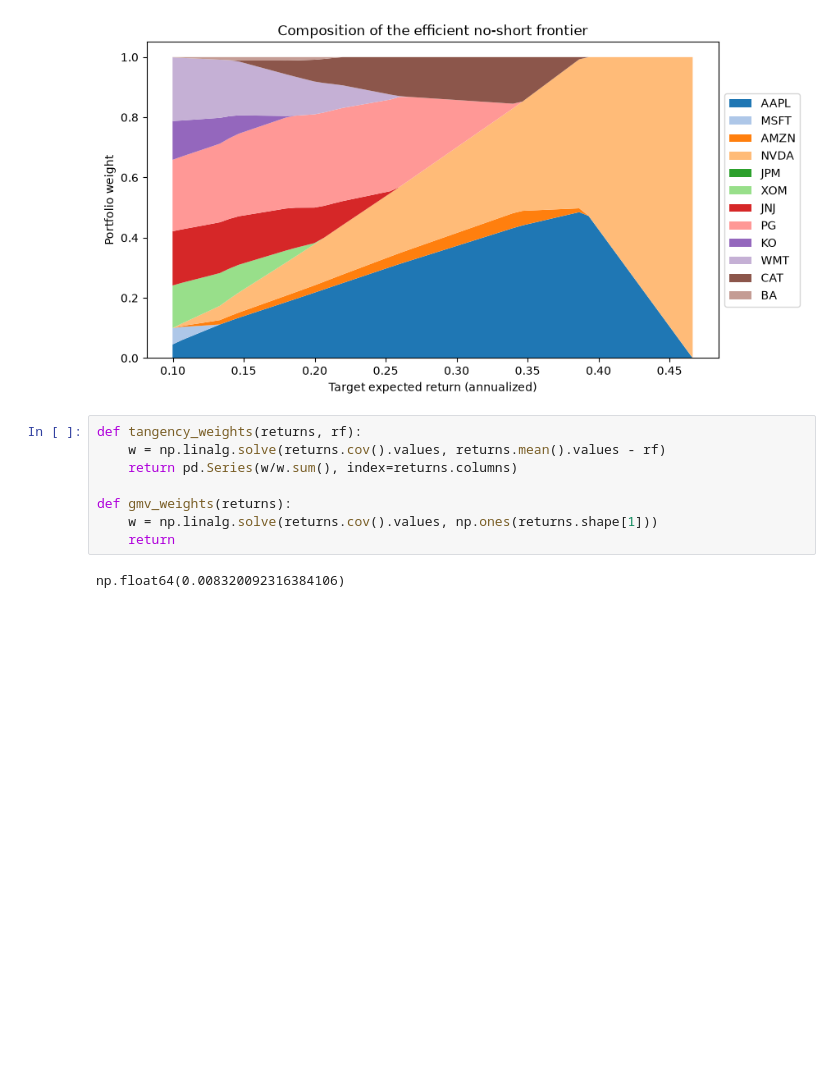
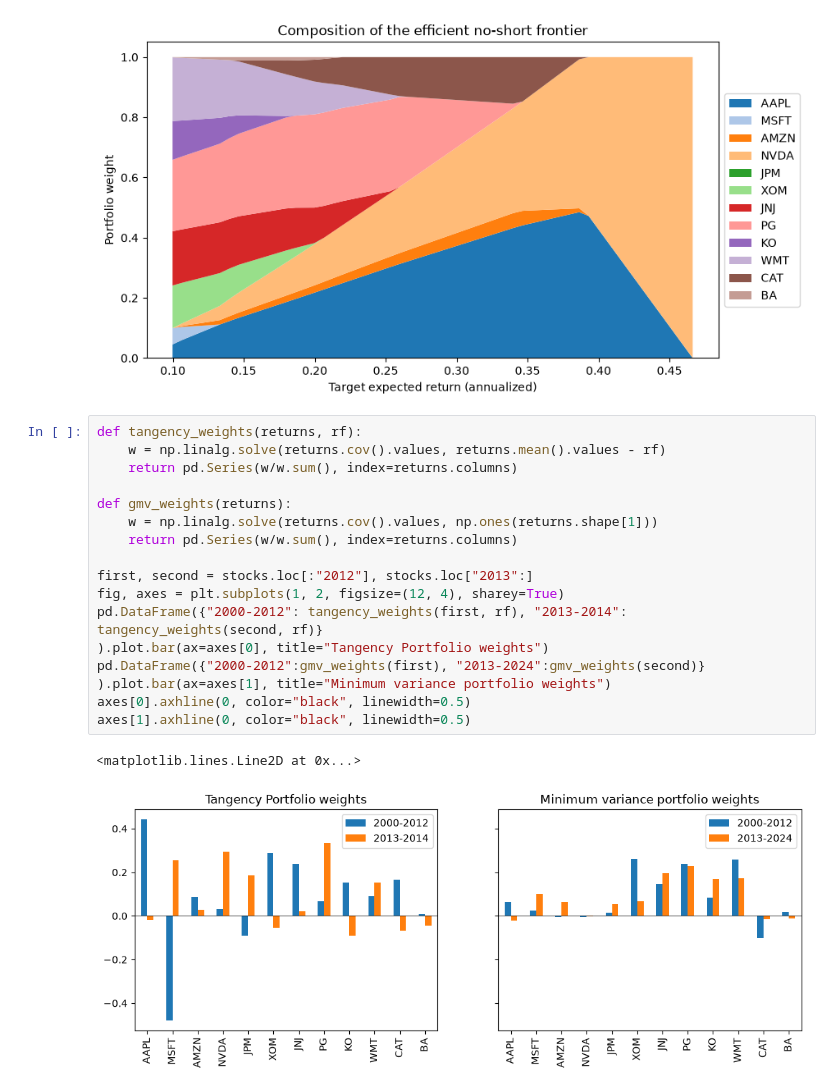
Before and after one commit to hdubs314/hw0, a Jupyter notebook: src/test.ipynb, the cells around one changed output. Cells and saved outputs as stored; diff of their text form; blank space fills up the shorter version.

```diff
--- a/src/test.ipynb
+++ b/src/test.ipynb
@@ -171,10 +171,20 @@ ax.legend(loc="center left", bbox_to_anchor=(1, 0.5));
 # %%
 def tangency_weights(returns, rf):
     w = np.linalg.solve(returns.cov().values, returns.mean().values - rf)
     return pd.Series(w/w.sum(), index=returns.columns)
 
 def gmv_weights(returns):
     w = np.linalg.solve(returns.cov().values, np.ones(returns.shape[1]))
-    return
+    return pd.Series(w/w.sum(), index=returns.columns)
+
+first, second = stocks.loc[:"2012"], stocks.loc["2013":]
+fig, axes = plt.subplots(1, 2, figsize=(12, 4), sharey=True)
+pd.DataFrame({"2000-2012": tangency_weights(first, rf), "2013-2014": tangency_weights(second, rf)}
+).plot.bar(ax=axes[0], title="Tangency Portfolio weights")
+pd.DataFrame({"2000-2012":gmv_weights(first), "2013-2024":gmv_weights(second)}
+).plot.bar(ax=axes[1], title="Minimum variance portfolio weights")
+axes[0].axhline(0, color="black", linewidth=0.5)
+axes[1].axhline(0, color="black", linewidth=0.5)
 # %% [output]
-np.float64(0.008320092316384106)
+<matplotlib.lines.Line2D at 0x...>
+[figure, added]
```
Also changed, not shown: 1 other file.
